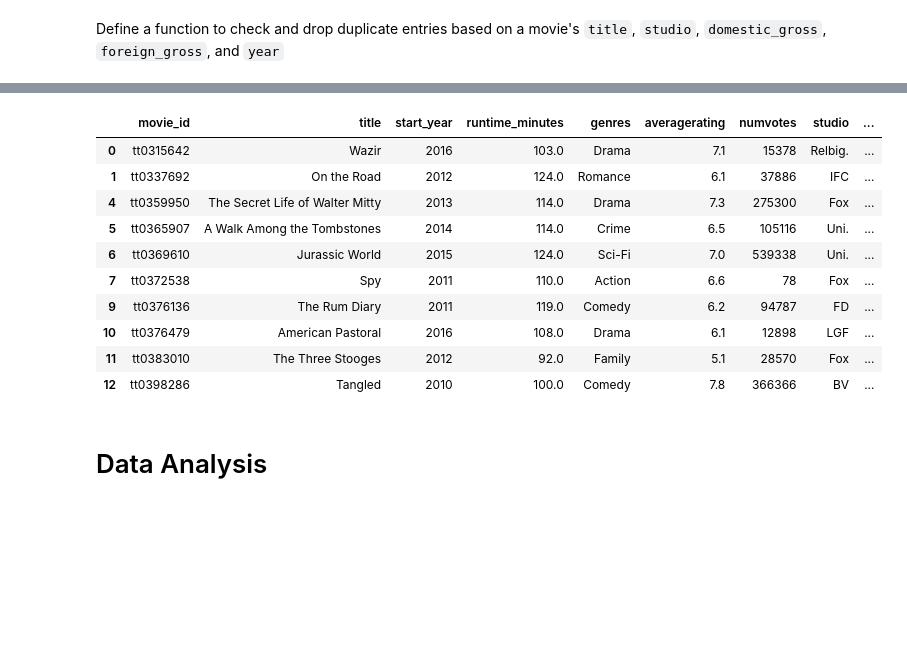
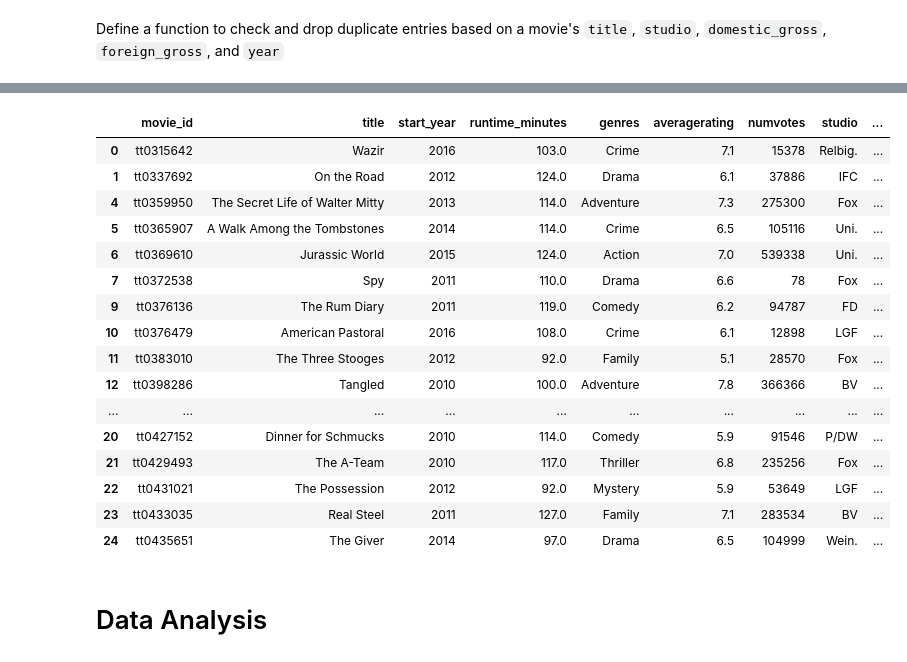
Before and after one commit to mwakad/box-office-movie-insights, a Jupyter notebook: notebooks/daniel.ipynb, the cells around one changed output, grey strips where cells are left out. Saved outputs shown, nothing was run; the diff lists cells and outputs as text; code cells hidden in the pictures; blank space fills up the shorter version.

```diff
--- a/notebooks/daniel.ipynb
+++ b/notebooks/daniel.ipynb
@@ -441,19 +452,25 @@ def extract_random_genre(genre_str):
 
 df_clean['genres'] = df_clean['genres'].apply(extract_random_genre)
 # %%
-df_clean.head(10)
+df_clean.head(20)
 # %% [output]
 |  | movie_id | title | start_year | runtime_minutes | genres | averagerating | numvotes | studio | ... |
-| 0 | tt0315642 | Wazir | 2016 | 103.0 | Drama | 7.1 | 15378 | Relbig. | ... |
-| 1 | tt0337692 | On the Road | 2012 | 124.0 | Romance | 6.1 | 37886 | IFC | ... |
-| 4 | tt0359950 | The Secret Life of Walter Mitty | 2013 | 114.0 | Drama | 7.3 | 275300 | Fox | ... |
+| 0 | tt0315642 | Wazir | 2016 | 103.0 | Crime | 7.1 | 15378 | Relbig. | ... |
+| 1 | tt0337692 | On the Road | 2012 | 124.0 | Drama | 6.1 | 37886 | IFC | ... |
+| 4 | tt0359950 | The Secret Life of Walter Mitty | 2013 | 114.0 | Adventure | 7.3 | 275300 | Fox | ... |
 | 5 | tt0365907 | A Walk Among the Tombstones | 2014 | 114.0 | Crime | 6.5 | 105116 | Uni. | ... |
-| 6 | tt0369610 | Jurassic World | 2015 | 124.0 | Sci-Fi | 7.0 | 539338 | Uni. | ... |
-| 7 | tt0372538 | Spy | 2011 | 110.0 | Action | 6.6 | 78 | Fox | ... |
+| 6 | tt0369610 | Jurassic World | 2015 | 124.0 | Action | 7.0 | 539338 | Uni. | ... |
+| 7 | tt0372538 | Spy | 2011 | 110.0 | Drama | 6.6 | 78 | Fox | ... |
 | 9 | tt0376136 | The Rum Diary | 2011 | 119.0 | Comedy | 6.2 | 94787 | FD | ... |
-| 10 | tt0376479 | American Pastoral | 2016 | 108.0 | Drama | 6.1 | 12898 | LGF | ... |
+| 10 | tt0376479 | American Pastoral | 2016 | 108.0 | Crime | 6.1 | 12898 | LGF | ... |
 | 11 | tt0383010 | The Three Stooges | 2012 | 92.0 | Family | 5.1 | 28570 | Fox | ... |
-| 12 | tt0398286 | Tangled | 2010 | 100.0 | Comedy | 7.8 | 366366 | BV | ... |
+| 12 | tt0398286 | Tangled | 2010 | 100.0 | Adventure | 7.8 | 366366 | BV | ... |
+| ... | ... | ... | ... | ... | ... | ... | ... | ... | ... |
+| 20 | tt0427152 | Dinner for Schmucks | 2010 | 114.0 | Comedy | 5.9 | 91546 | P/DW | ... |
+| 21 | tt0429493 | The A-Team | 2010 | 117.0 | Thriller | 6.8 | 235256 | Fox | ... |
+| 22 | tt0431021 | The Possession | 2012 | 92.0 | Mystery | 5.9 | 53649 | LGF | ... |
+| 23 | tt0433035 | Real Steel | 2011 | 127.0 | Family | 7.1 | 283534 | BV | ... |
+| 24 | tt0435651 | The Giver | 2014 | 97.0 | Drama | 6.5 | 104999 | Wein. | ... |
 # %% [markdown]
 # Data Analysis
 # %% [markdown]
```
Also changed, not shown: parts of 6 cells of this notebook.
